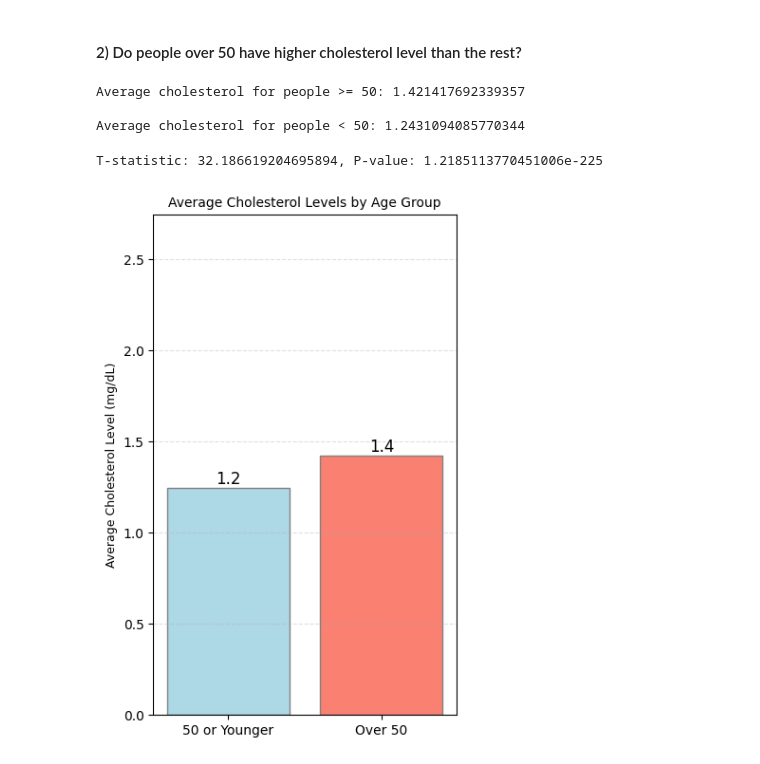
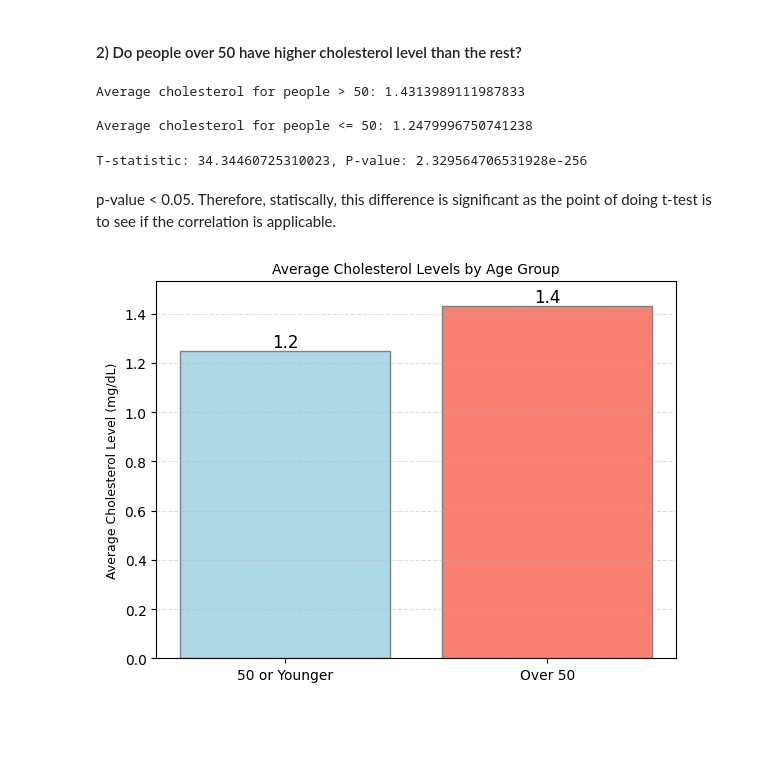
Before and after one commit to Echooed/cardio_cov, a Jupyter notebook: notebooks/cardio_cov_data_cleaning_new.ipynb, the cells around one changed output. Cells and saved outputs as stored; diff of their text form; code cells hidden in the pictures; blank space fills up the shorter version.

Commit message:
t-test

```diff
--- a/notebooks/cardio_cov_data_cleaning_new.ipynb
+++ b/notebooks/cardio_cov_data_cleaning_new.ipynb
@@ -679,18 +679,18 @@ print(f" % difference is: {frac_diff:.2f}%")
  ####  2) Do people over 50 have higher cholesterol level than the rest?
 # %%
 # Create two groups based on age
-over_50 = cardio_base_clean[cardio_base_clean['age'] >= 50]
-under_50 = cardio_base_clean[cardio_base_clean['age'] < 50]
+over_50 = cardio_base_clean[cardio_base_clean['age'] > 50]
+under_50 = cardio_base_clean[cardio_base_clean['age'] <= 50]
 
 # Compare the average cholesterol levels
 mean_over_50 = over_50['cholesterol'].mean()
 mean_under_50 = under_50['cholesterol'].mean()
 
-print(f"Average cholesterol for people >= 50: {mean_over_50}\n\nAverage cholesterol for people < 50: {mean_under_50}")
+print(f"Average cholesterol for people > 50: {mean_over_50}\n\nAverage cholesterol for people <= 50: {mean_under_50}")
 # %% [output]
-Average cholesterol for people >= 50: 1.421417692339357
+Average cholesterol for people > 50: 1.4313989111987833
 
-Average cholesterol for people < 50: 1.2431094085770344
+Average cholesterol for people <= 50: 1.2479996750741238
 # %%
 # Optional: Perform a t-test to see if the difference is statistically significant
 from scipy.stats import ttest_ind
@@ -701,30 +701,32 @@ print(f"T-statistic: {t_stat}, P-value: {p_val}")
 
 # Interpretation: If p_val < 0.05, the difference is statistically significant
 # %% [output]
-T-statistic: 32.186619204695894, P-value: 1.2185113770451006e-225
+T-statistic: 34.34460725310023, P-value: 2.329564706531928e-256
+# %% [markdown]
+p-value < 0.05. Therefore, statiscally, this difference is significant as the point of doing t-test is to see if the correlation is applicable.
 # %%
 # Prepare data for the bar chart
 categories = ['50 or Younger', 'Over 50']
 means = [mean_under_50,mean_over_50]
 
 # Create a bar chart
-fig, ax = plt.subplots(figsize=(4, 6))
+fig, ax = plt.subplots(figsize=(6, 4.5))
 bars = ax.bar(categories, means, color=['lightblue', 'salmon'], edgecolor='grey')
 
 # Add labels and title
 ax.set_ylabel('Average Cholesterol Level (mg/dL)', fontsize=9)
 ax.set_title('Average Cholesterol Levels by Age Group', fontsize=10)
-ax.set_ylim(0, min(means) + 1.5)  # Set y-axis limit with some padding
+ax.set_ylim(0, max(means)+ 0.1)  # Set y-axis limit with some padding
 
 # data labels
 for bar in bars:
     yval = bar.get_height()
     ax.text(bar.get_x() + bar.get_width()/2, yval + 0, f"{yval:.1f}", ha='center', va='bottom', fontsize=12)
 
 # Show the grid for better readability
 ax.yaxis.grid(True, linestyle='--', alpha=0.4)
 
 plt.tight_layout()
 plt.show()
 # %% [output]
-[figure, old version]
+[figure, new version]
```
Also changed, not shown: parts of 3 cells of this notebook.
